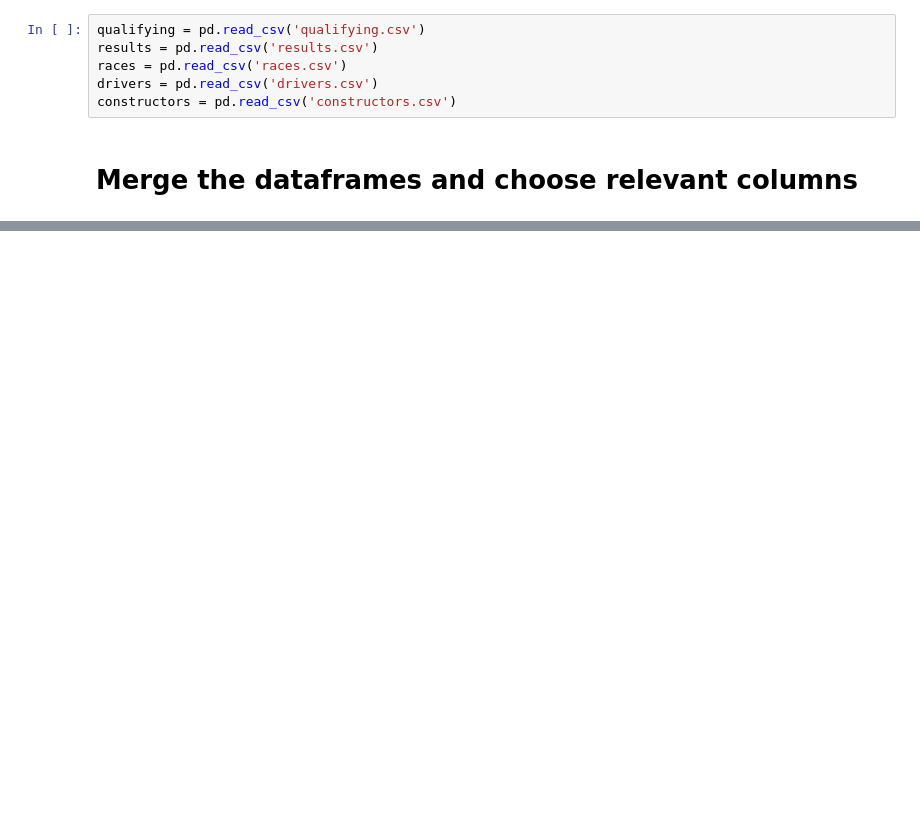
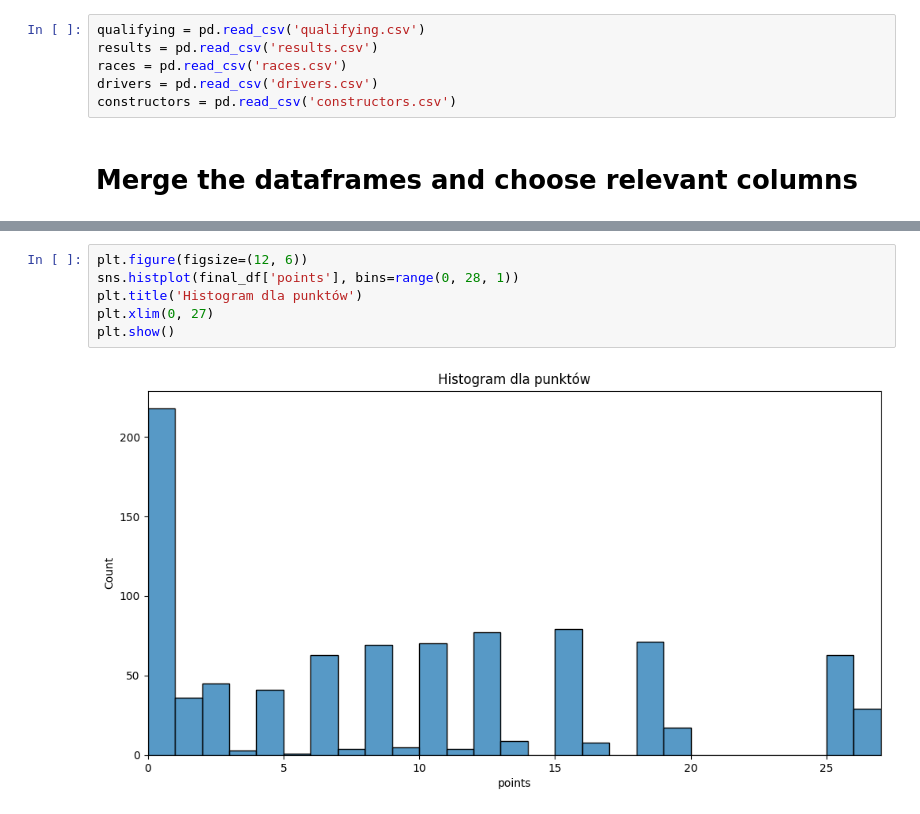
Before and after one commit to CALLmeDOMIN/f1_analysis, a Jupyter notebook: main.ipynb, the cells around one changed output, grey strips where cells are left out. Drawn from its saved outputs; the diff is of its cells as text; blank space fills up the shorter version.

```diff
--- a/main.ipynb
+++ b/main.ipynb
@@ -147,0 +221,8 @@ plt.show()
+# %%
+plt.figure(figsize=(12, 6))
+sns.histplot(final_df['points'], bins=range(0, 28, 1))
+plt.title('Histogram dla punktów')
+plt.xlim(0, 27)
+plt.show()
+# %% [output]
+[figure, added]
```
Also changed, not shown: parts of 33 cells of this notebook, 1 other file.
